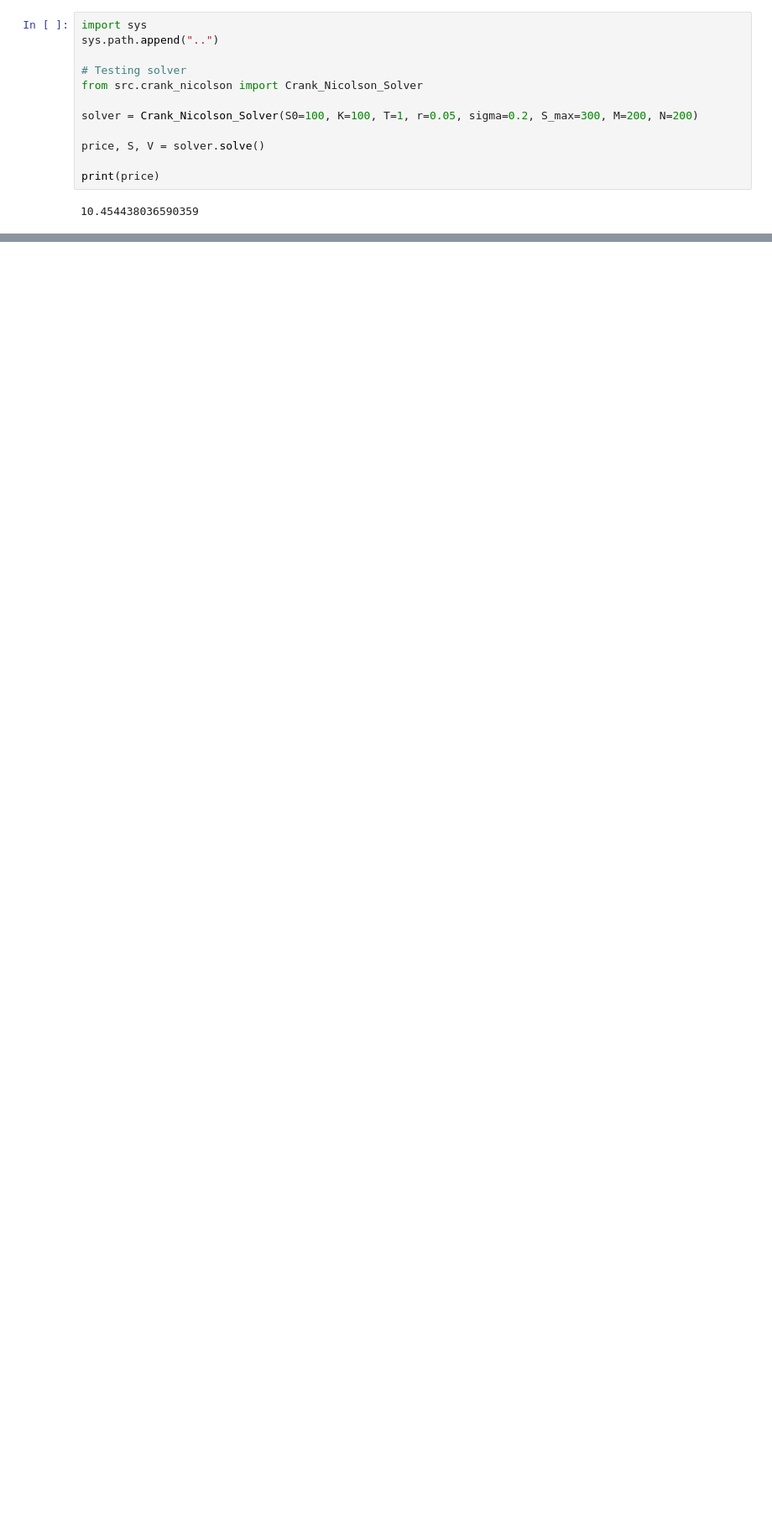
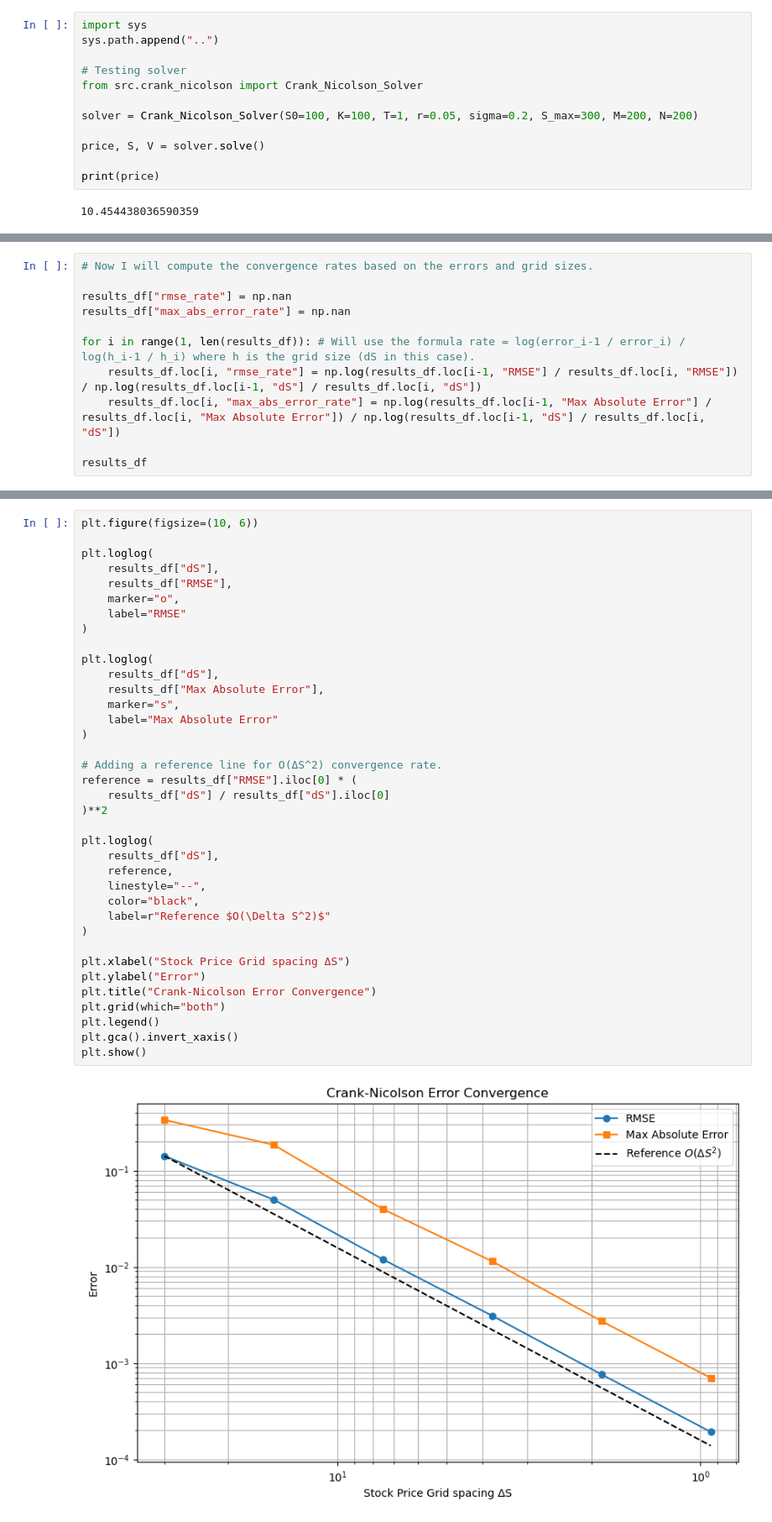
Before and after one commit to dylan-sinnott/black-scholes-pinn-pikan-benchmark, a Jupyter notebook: notebooks/crank_nicolson.ipynb, the cells around one changed output, grey strips where cells are left out. Shown at 84% size. Saved outputs shown, nothing was run; the diff lists cells and outputs as text; blank space fills up the shorter version.

```diff
--- a/notebooks/crank_nicolson.ipynb
+++ b/notebooks/crank_nicolson.ipynb
@@ -89,0 +157,11 @@ The absolute error between my Crank-Nicolson solver and the analytical price fro
+# %%
+# Now I will compute the convergence rates based on the errors and grid sizes.
+
+results_df["rmse_rate"] = np.nan
+results_df["max_abs_error_rate"] = np.nan
+
+for i in range(1, len(results_df)): # Will use the formula rate = log(error_i-1 / error_i) / log(h_i-1 / h_i) where h is the grid size (dS in this case).
+    results_df.loc[i, "rmse_rate"] = np.log(results_df.loc[i-1, "RMSE"] / results_df.loc[i, "RMSE"]) / np.log(results_df.loc[i-1, "dS"] / results_df.loc[i, "dS"])
+    results_df.loc[i, "max_abs_error_rate"] = np.log(results_df.loc[i-1, "Max Absolute Error"] / results_df.loc[i, "Max Absolute Error"]) / np.log(results_df.loc[i-1, "dS"] / results_df.loc[i, "dS"])
+
+results_df
@@ -89,0 +176,39 @@ The absolute error between my Crank-Nicolson solver and the analytical price fro
+# %%
+plt.figure(figsize=(10, 6))
+
+plt.loglog(
+    results_df["dS"],
+    results_df["RMSE"],
+    marker="o",
+    label="RMSE"
+)
+
+plt.loglog(
+    results_df["dS"],
+    results_df["Max Absolute Error"],
+    marker="s",
+    label="Max Absolute Error"
+)
+
+# Adding a reference line for O(ΔS^2) convergence rate.
+reference = results_df["RMSE"].iloc[0] * (
+    results_df["dS"] / results_df["dS"].iloc[0]
+)**2
+
+plt.loglog(
+    results_df["dS"],
+    reference,
+    linestyle="--",
+    color="black",
+    label=r"Reference $O(\Delta S^2)$"
+)
+
+plt.xlabel("Stock Price Grid spacing ΔS")
+plt.ylabel("Error")
+plt.title("Crank-Nicolson Error Convergence")
+plt.grid(which="both")
+plt.legend()
+plt.gca().invert_xaxis()
+plt.show()
+# %% [output]
+[figure, added]
```
Also changed, not shown: parts of 9 cells of this notebook, 1 other file.
